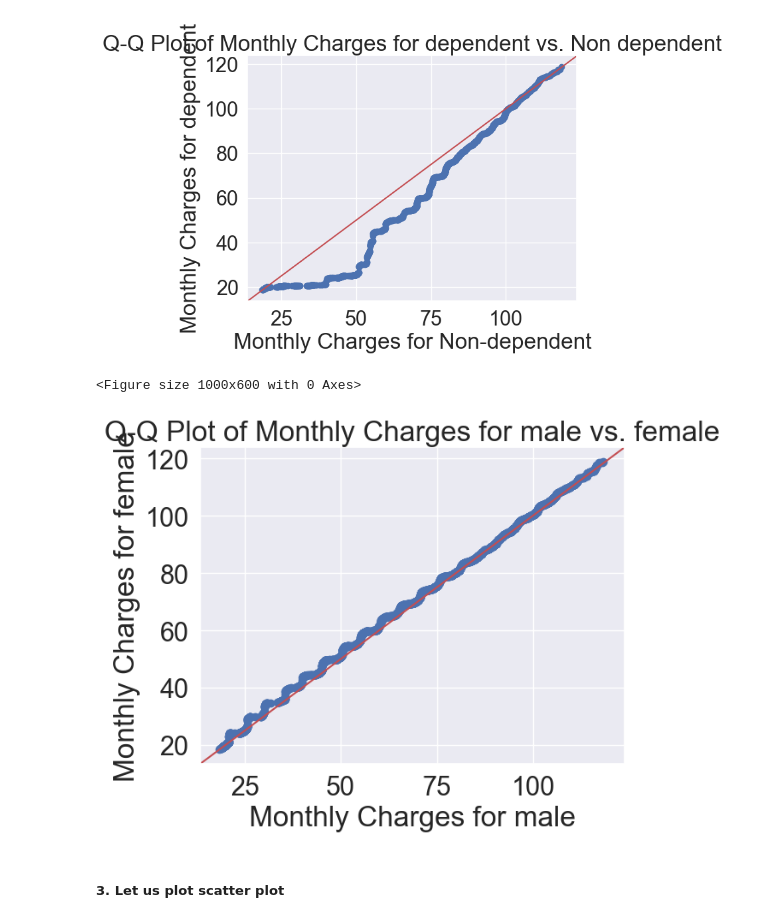
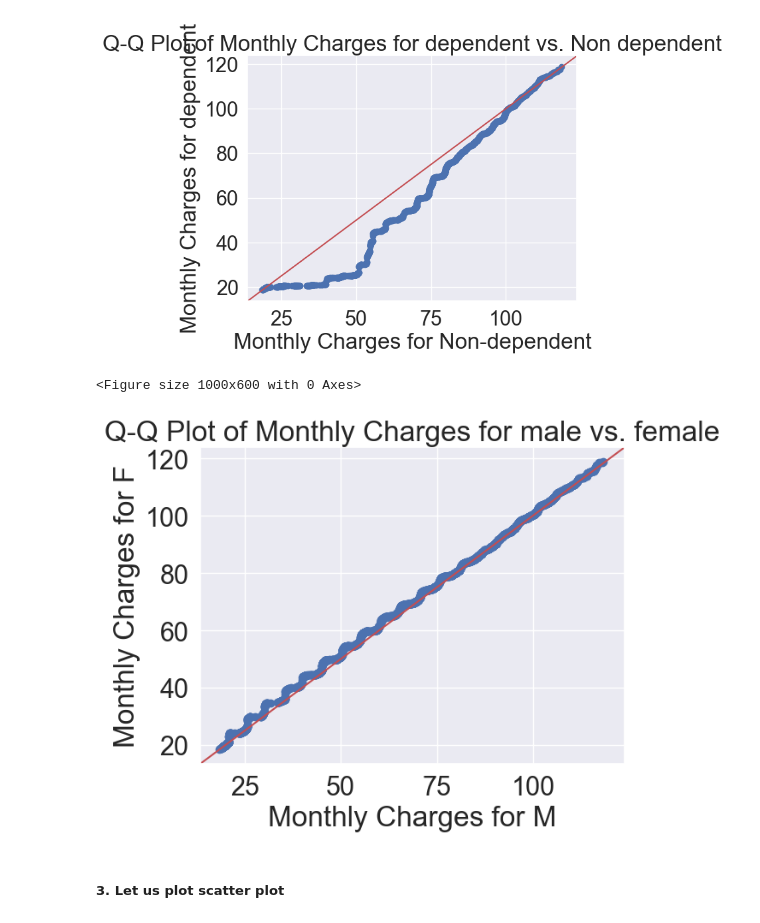
Before and after one commit to Yash-Barjatya/IME672-Data-Mining-Assignments, a Jupyter notebook: Assignment-2/assignment2-201138.ipynb, the cells around one changed output. Cells and saved outputs as stored; diff of their text form; code cells hidden in the pictures.

```diff
--- a/Assignment-2/assignment2-201138.ipynb
+++ b/Assignment-2/assignment2-201138.ipynb
@@ -462,16 +500,16 @@ plt.show()
 # %%
 # Define male and female subsets
 male_customers = telecom[telecom['gender'] == 'Male']
 female_customers = telecom[telecom['gender'] == 'Female']
 plt.figure(figsize=(10, 6))
 # Q-Q plot for dependent monthly charges vs. non-dependent monthly charges
 sm.qqplot_2samples(np.sort(male_customers['MonthlyCharges']), np.sort(female_customers['MonthlyCharges']),
-                   line='45', xlabel='Monthly Charges for male', ylabel='Monthly Charges for female')
+                   line='45', xlabel='Monthly Charges for M', ylabel='Monthly Charges for F')
 plt.title('Q-Q Plot of Monthly Charges for male vs. female')
 plt.show()
 # %% [output]
 <Figure size 1000x600 with 0 Axes>
-[figure, old version]
+[figure, new version]
 # %% [markdown]
 ##### 3. Let us plot **scatter plot**
 # %%
```
Also changed, not shown: parts of 8 cells of this notebook.
